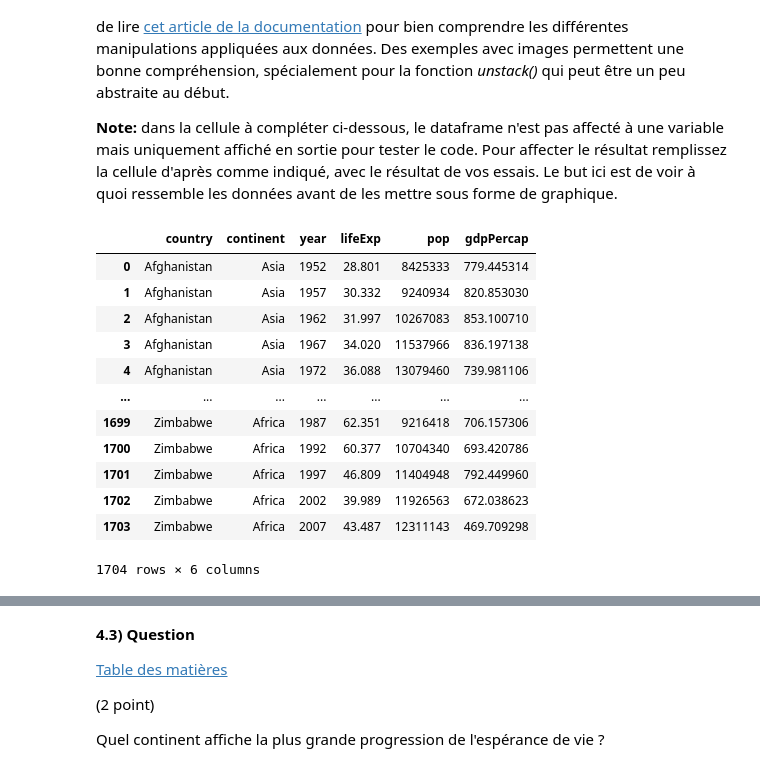
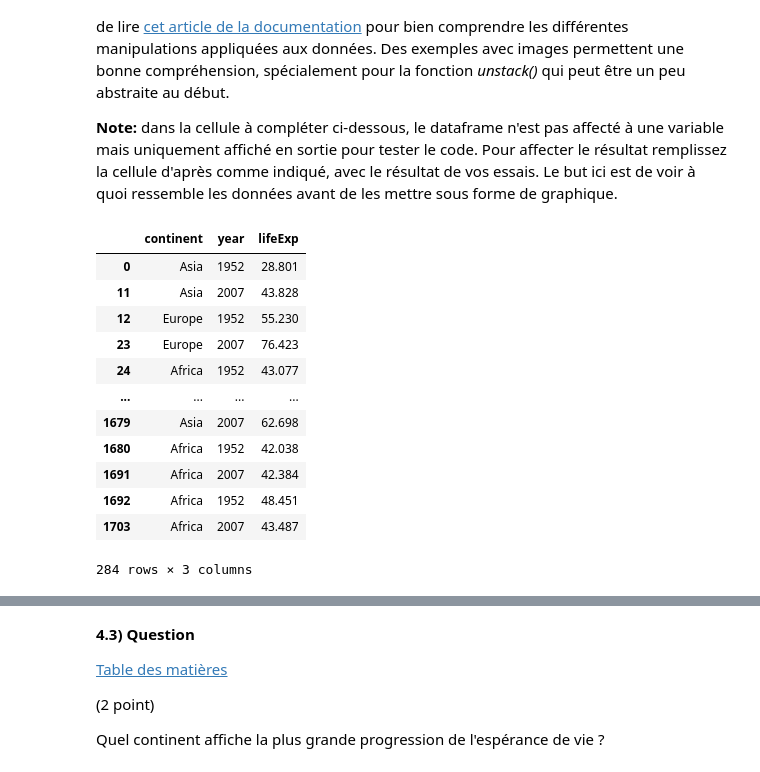
Before and after one commit to KilianHEIG/Labo2-ISD, a Jupyter notebook: TP2_ISD_SA2025_Bortone_Kat_Stockinger.ipynb, the cells around one changed output, grey strips where cells are left out. Cells and saved outputs as stored; diff of their text form; code cells hidden in the pictures.

```diff
--- a/TP2_ISD_SA2025_Bortone_Kat_Stockinger.ipynb
+++ b/TP2_ISD_SA2025_Bortone_Kat_Stockinger.ipynb
@@ -520,29 +706,29 @@ Pour avoir le format de données attendu pour générer l'histogramme ( Continen
 # %%
 # Testez votre code ici (qui ne fait qu'afficher le dataFrame transformé).
 # Profitez de "jouer" avec les différentes fonctions. Cette cellule n'est pas corrigée,
 # elle vous sert juste de bac à sable pour comprendre. Commentez les affichages encombrants et n'affichez pas le graphique ici.
 
 (df
- #.loc[]
- #.query()                           # Vous pouvez utiliser query() ou loc[] selon vos préférences
+ .loc[:, ["continent", "year", "lifeExp"]]
+ .query("year == 1952 or year == 2007")                           # Vous pouvez utiliser query() ou loc[] selon vos préférences
  #.groupby()
- #.mean()
- #.unstack()                         # Testez la fonction unstack()
+ #.mean() # Faire la moyenne de lifeExp de tout les payes dans le continent
+ #.unstack()                         # Testez la fonction unstack() # Continent devien l'index
  )
 # %% [output]
-|  | country | continent | year | lifeExp | pop | gdpPercap |
-| 0 | Afghanistan | Asia | 1952 | 28.801 | 8425333 | 779.445314 |
-| 1 | Afghanistan | Asia | 1957 | 30.332 | 9240934 | 820.853030 |
-| 2 | Afghanistan | Asia | 1962 | 31.997 | 10267083 | 853.100710 |
-| 3 | Afghanistan | Asia | 1967 | 34.020 | 11537966 | 836.197138 |
-| 4 | Afghanistan | Asia | 1972 | 36.088 | 13079460 | 739.981106 |
-| ... | ... | ... | ... | ... | ... | ... |
-| 1699 | Zimbabwe | Africa | 1987 | 62.351 | 9216418 | 706.157306 |
-| 1700 | Zimbabwe | Africa | 1992 | 60.377 | 10704340 | 693.420786 |
-| 1701 | Zimbabwe | Africa | 1997 | 46.809 | 11404948 | 792.449960 |
-| 1702 | Zimbabwe | Africa | 2002 | 39.989 | 11926563 | 672.038623 |
-| 1703 | Zimbabwe | Africa | 2007 | 43.487 | 12311143 | 469.709298 |
+|  | continent | year | lifeExp |
+| 0 | Asia | 1952 | 28.801 |
+| 11 | Asia | 2007 | 43.828 |
+| 12 | Europe | 1952 | 55.230 |
+| 23 | Europe | 2007 | 76.423 |
+| 24 | Africa | 1952 | 43.077 |
+| ... | ... | ... | ... |
+| 1679 | Asia | 2007 | 62.698 |
+| 1680 | Africa | 1952 | 42.038 |
+| 1691 | Africa | 2007 | 42.384 |
+| 1692 | Africa | 1952 | 48.451 |
+| 1703 | Africa | 2007 | 43.487 |
-1704 rows × 6 columns
+284 rows × 3 columns
 # %%
 # Ajoutez votre code ici pour créer le dataFrame df_life_exp. Sans modification il sera égal à df
 # Le dataframe df_life_exp est utilisé ci-après pour créer le plot demandé.
```
Also changed, not shown: parts of 19 cells of this notebook.
